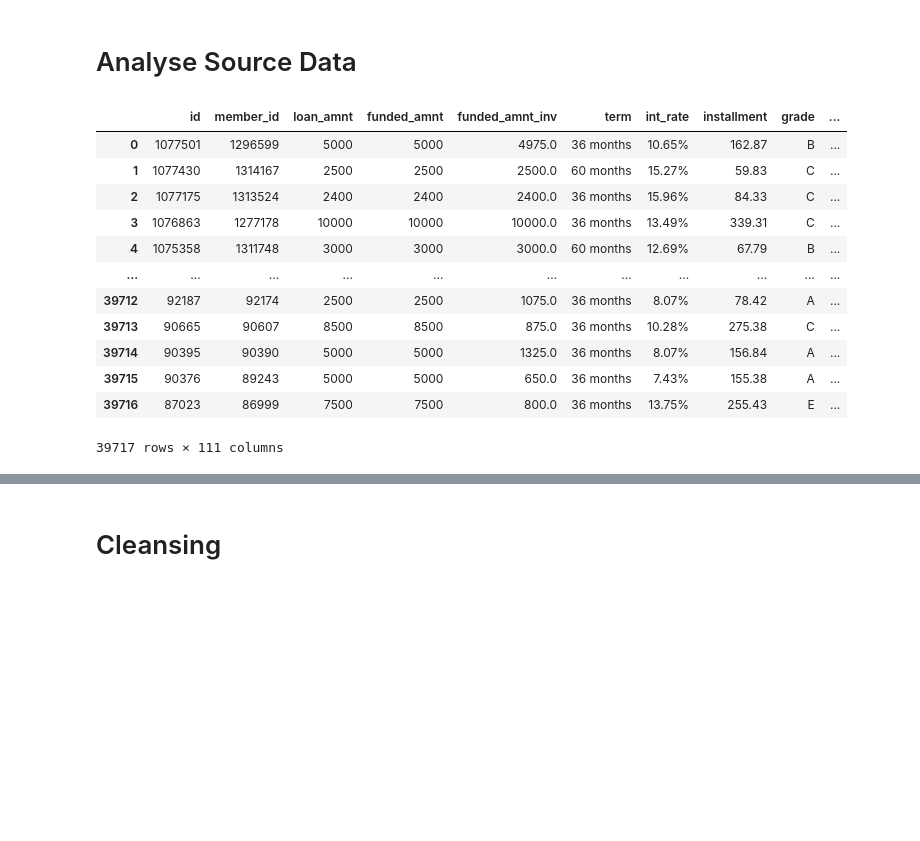
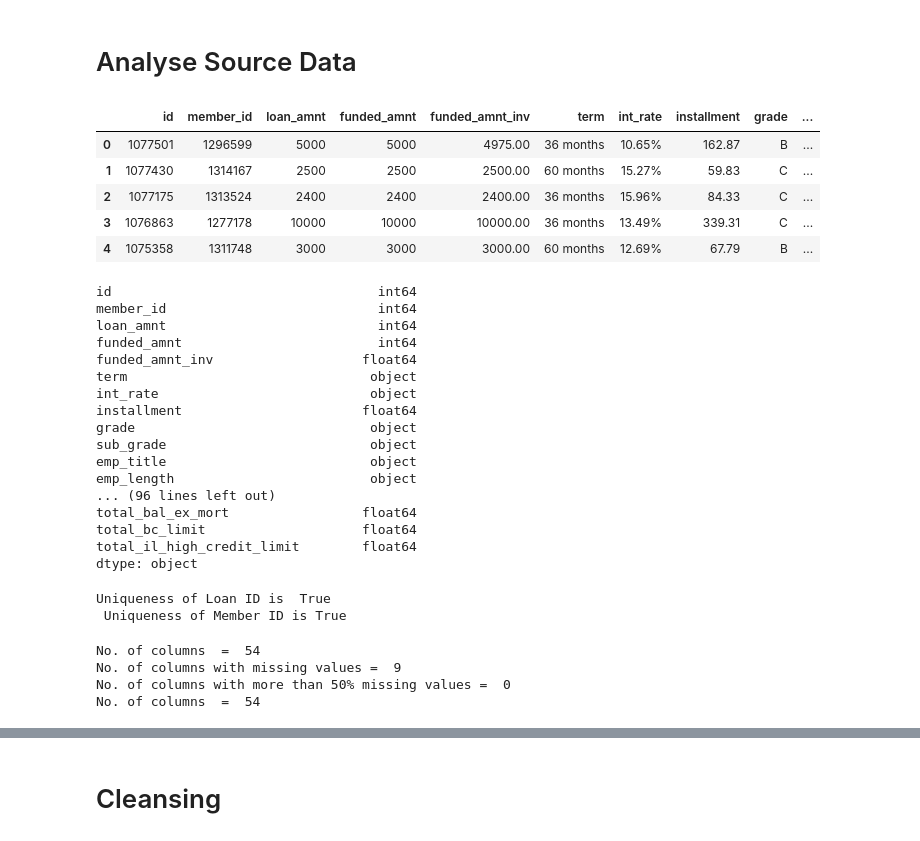
Before and after one commit to chitra-psg/lending-club, a Jupyter notebook: customer_loan_profile_analysis.ipynb, the cells around one changed output, grey strips where cells are left out. Drawn from its saved outputs; the diff is of its cells as text; code cells hidden in the pictures; blank space fills up the shorter version.

```diff
--- a/customer_loan_profile_analysis.ipynb
+++ b/customer_loan_profile_analysis.ipynb
@@ -4,20 +6,43 @@
 import pandas as pd
+# %%
+# Configurations
+
+# The dataset has many columns and are getting truncated in the output. Hence, adjusting the configuration
+pd.set_option('display.max_columns', 150)
+pd.set_option('display.max_rows', 150)
 # %% [markdown]
 # Analyse Source Data
 # %%
-df_loan = pd.read_csv("https://github.com/chitra-psg/lending-club/blob/master/data/loan.csv?raw=True")
-df_loan
+# Load the source data from GitHub into dataframe for analysis
+# Load all column data in and then determine data type : low_memory=False
+
+df_loan = pd.read_csv("https://github.com/chitra-psg/lending-club/blob/master/data/loan.csv?raw=True", low_memory=False)
+df_loan.head()
 # %% [output]
 |  | id | member_id | loan_amnt | funded_amnt | funded_amnt_inv | term | int_rate | installment | grade | ... |
-| 0 | 1077501 | 1296599 | 5000 | 5000 | 4975.0 | 36 months | 10.65% | 162.87 | B | ... |
-| 1 | 1077430 | 1314167 | 2500 | 2500 | 2500.0 | 60 months | 15.27% | 59.83 | C | ... |
-| 2 | 1077175 | 1313524 | 2400 | 2400 | 2400.0 | 36 months | 15.96% | 84.33 | C | ... |
-| 3 | 1076863 | 1277178 | 10000 | 10000 | 10000.0 | 36 months | 13.49% | 339.31 | C | ... |
-| 4 | 1075358 | 1311748 | 3000 | 3000 | 3000.0 | 60 months | 12.69% | 67.79 | B | ... |
-| ... | ... | ... | ... | ... | ... | ... | ... | ... | ... | ... |
-| 39712 | 92187 | 92174 | 2500 | 2500 | 1075.0 | 36 months | 8.07% | 78.42 | A | ... |
-| 39713 | 90665 | 90607 | 8500 | 8500 | 875.0 | 36 months | 10.28% | 275.38 | C | ... |
-| 39714 | 90395 | 90390 | 5000 | 5000 | 1325.0 | 36 months | 8.07% | 156.84 | A | ... |
-| 39715 | 90376 | 89243 | 5000 | 5000 | 650.0 | 36 months | 7.43% | 155.38 | A | ... |
-| 39716 | 87023 | 86999 | 7500 | 7500 | 800.0 | 36 months | 13.75% | 255.43 | E | ... |
+| 0 | 1077501 | 1296599 | 5000 | 5000 | 4975.00 | 36 months | 10.65% | 162.87 | B | ... |
+| 1 | 1077430 | 1314167 | 2500 | 2500 | 2500.00 | 60 months | 15.27% | 59.83 | C | ... |
+| 2 | 1077175 | 1313524 | 2400 | 2400 | 2400.00 | 36 months | 15.96% | 84.33 | C | ... |
+| 3 | 1076863 | 1277178 | 10000 | 10000 | 10000.00 | 36 months | 13.49% | 339.31 | C | ... |
+| 4 | 1075358 | 1311748 | 3000 | 3000 | 3000.00 | 60 months | 12.69% | 67.79 | B | ... |
-39717 rows × 111 columns
+# %%
+# Check if the columns have right data type to decide if any conversion required
+df_loan.dtypes
+# %% [output]
+id                                  int64
+member_id                           int64
+loan_amnt                           int64
+funded_amnt                         int64
+funded_amnt_inv                   float64
+term                               object
+int_rate                           object
+installment                       float64
+grade                              object
+sub_grade                          object
+emp_title                          object
+emp_length                         object
+... (96 lines left out)
+total_bal_ex_mort                 float64
+total_bc_limit                    float64
+total_il_high_credit_limit        float64
+dtype: object
@@ -23,0 +54,29 @@ df_loan
+# %%
+# Check if Loan ID and Member ID are unique
+loan_unique_flag =  df_loan["id"].is_unique
+member_unique_flag =  df_loan["member_id"].is_unique
+print('Uniqueness of Loan ID is ' ,loan_unique_flag ,'\n', 'Uniqueness of Member ID is',member_unique_flag)
+
+#No duplicates found so no action requried here
+# %% [output]
+Uniqueness of Loan ID is  True
+ Uniqueness of Member ID is True
+# %%
+# Case 1
+
+# Calcualte missing values percentage for all columns
+missing_value = round((df_loan.isnull().sum()/len(df_loan.index)) * 100, 1)
+
+print('No. of columns  = ', missing_value.count())
+print('No. of columns with missing values = ', missing_value[missing_value > 0].count())
+print('No. of columns with more than 50% missing values = ', missing_value[missing_value > 50].count())
+
+# Drop columns with more than 50% data missing
+df_loan.drop(missing_value[ missing_value > 50 ].index, axis=1, inplace=True)
+
+print('No. of columns  = ', missing_value.count())
+# %% [output]
+No. of columns  =  54
+No. of columns with missing values =  9
+No. of columns with more than 50% missing values =  0
+No. of columns  =  54
```
Also changed, not shown: parts of 3 cells of this notebook.
